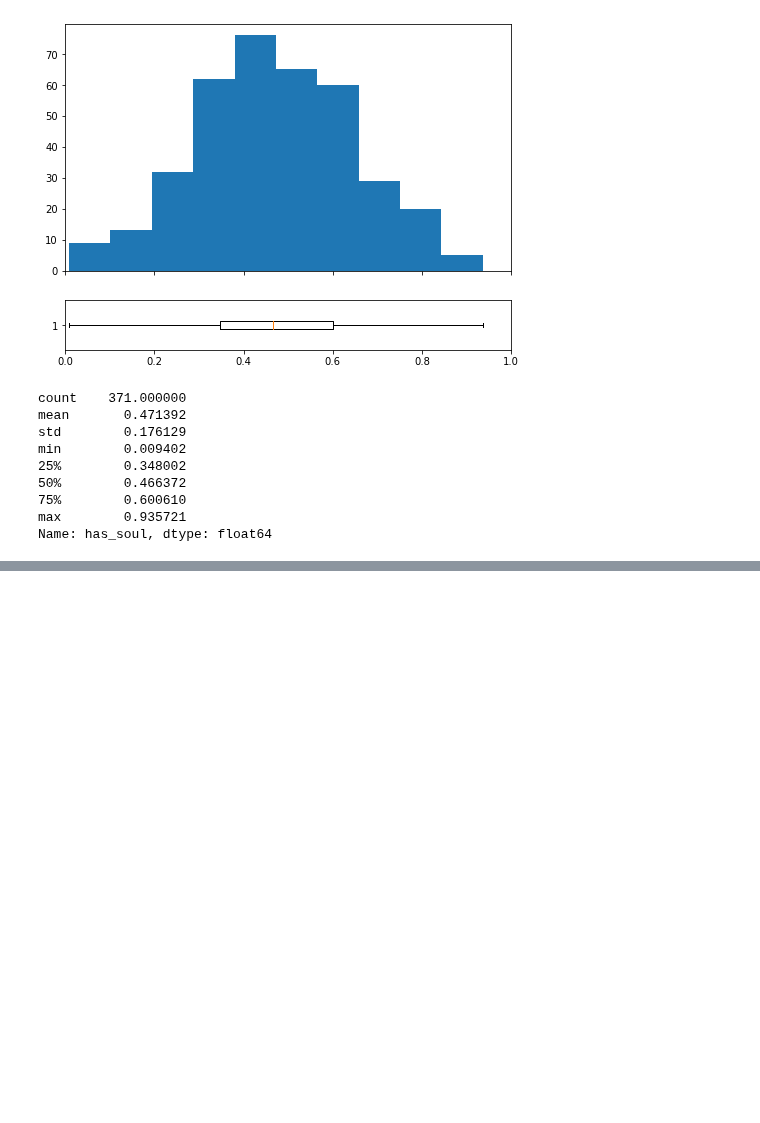
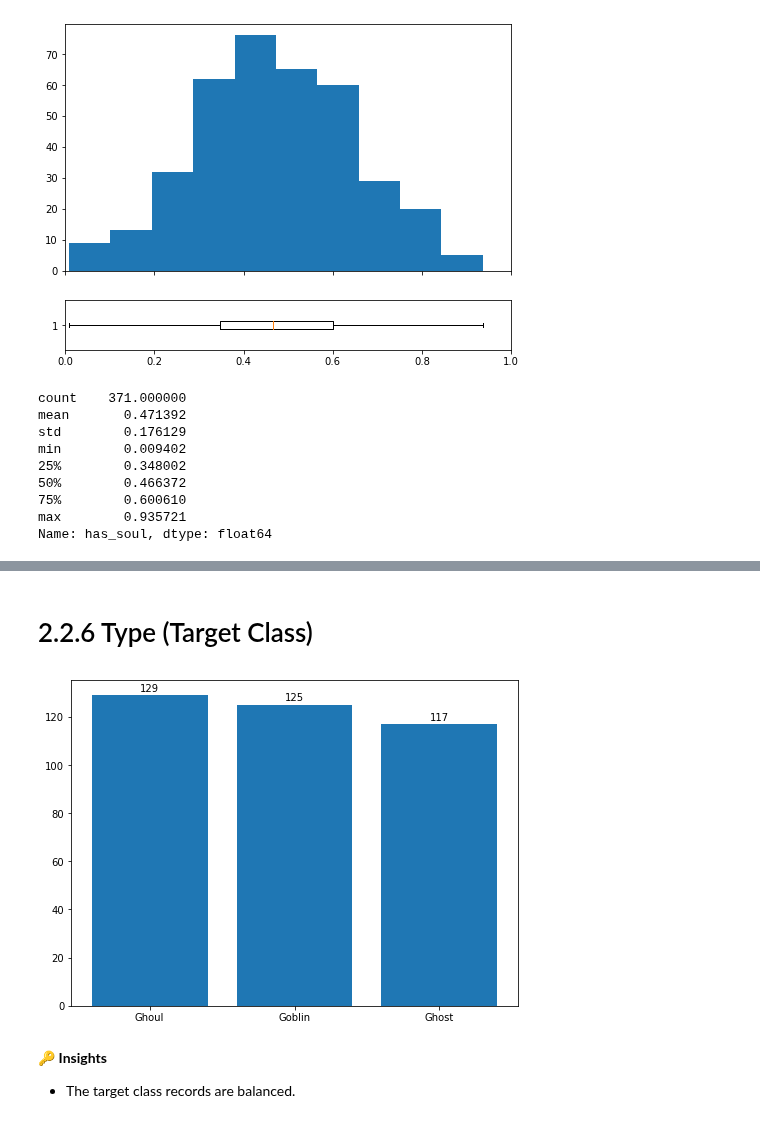
Before and after one commit to poolGolez/project-roosevelt, a Jupyter notebook: ghosts-goblins-ghosts-gotcha.ipynb, the cells around one changed output, grey strips where cells are left out. Drawn from its saved outputs; the diff is of its cells as text; code cells hidden in the pictures; blank space fills up the shorter version.

```diff
--- a/ghosts-goblins-ghosts-gotcha.ipynb
+++ b/ghosts-goblins-ghosts-gotcha.ipynb
@@ -146,0 +160,9 @@ Name: has_soul, dtype: float64
+# %% [markdown]
+# 2.2.6 Type (Target Class)
+# %%
+analyze_cat_var(df['type'])
+# %% [output]
+[figure, added]
+# %% [markdown]
+🔑 **Insights**
+* The target class records are balanced.
```
Also changed, not shown: parts of 2 cells of this notebook.
